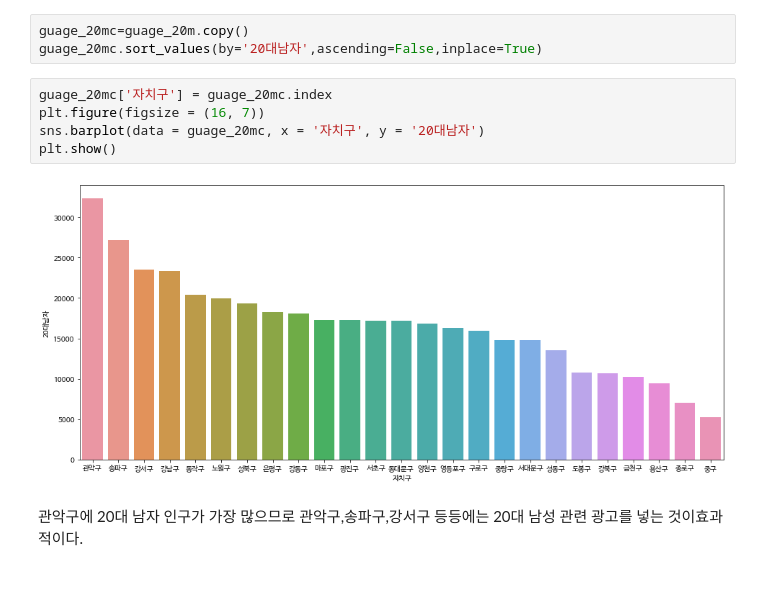
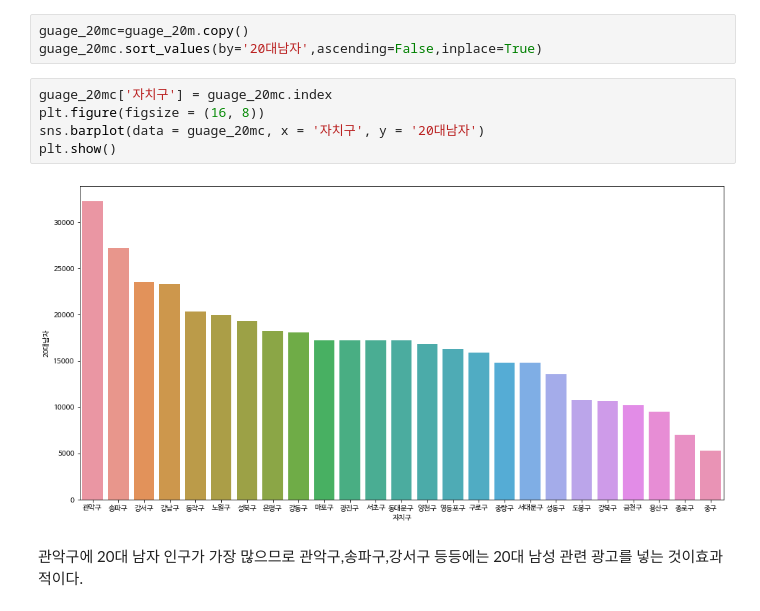
Before and after one commit to Aimerlee123/Python-teamproject, a Jupyter notebook: 공공자전거_이용현황_분석.ipynb, the cells around one changed output. Drawn from its saved outputs; the diff is of its cells as text; blank space fills up the shorter version.

```diff
--- a/공공자전거_이용현황_분석.ipynb
+++ b/공공자전거_이용현황_분석.ipynb
@@ -442,11 +442,11 @@ guage_20mc=guage_20m.copy()
 guage_20mc.sort_values(by='20대남자',ascending=False,inplace=True)
 # %%
 guage_20mc['자치구'] = guage_20mc.index
-plt.figure(figsize = (16, 7))
+plt.figure(figsize = (16, 8))
 sns.barplot(data = guage_20mc, x = '자치구', y = '20대남자')
 plt.show()
 # %% [output]
-[figure, old version]
+[figure, new version]
 # %% [markdown]
 관악구에 20대 남자 인구가 가장 많으므로 관악구,송파구,강서구 등등에는 20대 남성 관련 광고를 넣는 것이효과적이다.
 # %%
```
Also changed, not shown: parts of 3 cells of this notebook.
